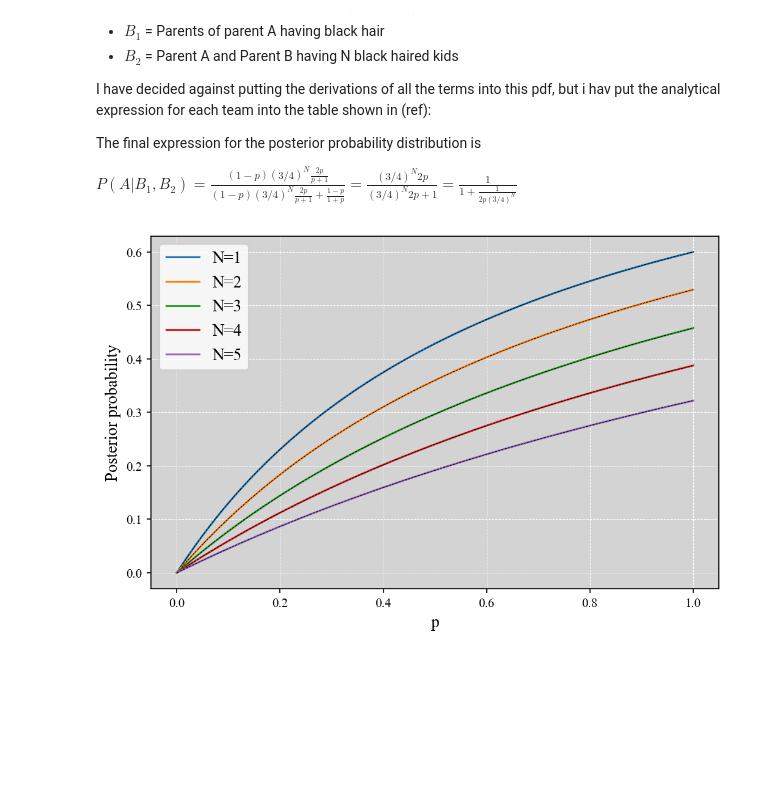
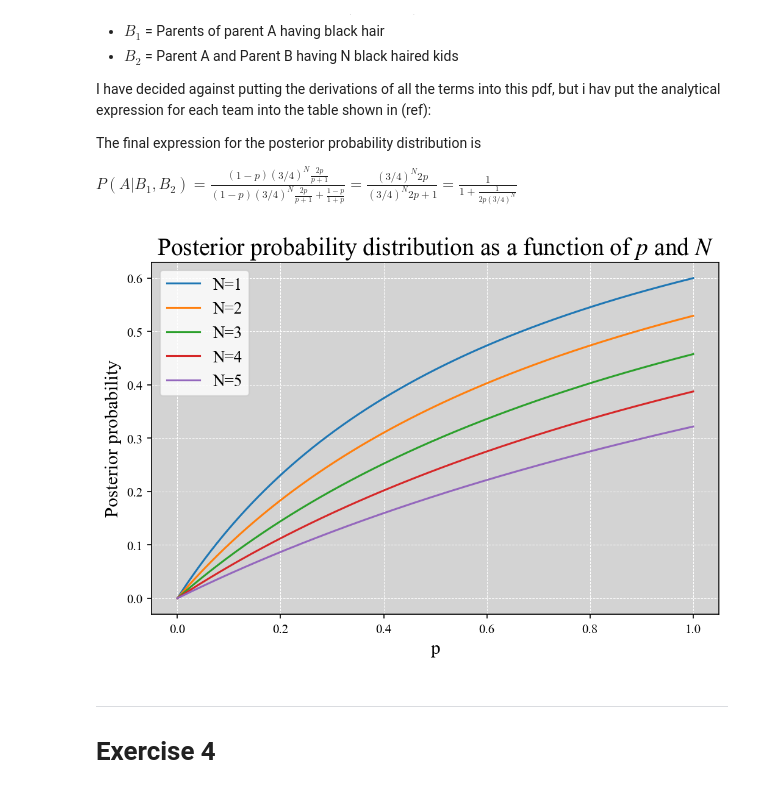
Before and after one commit to nielsdavidsen/AMAS_2025, a Jupyter notebook: Projects/Project_2/Project_2_Niels_Davidsen.ipynb, the cells around one changed output. Saved outputs shown, nothing was run; the diff lists cells and outputs as text; code cells hidden in the pictures; blank space fills up the shorter version.

```diff
--- a/Projects/Project_2/Project_2_Niels_Davidsen.ipynb
+++ b/Projects/Project_2/Project_2_Niels_Davidsen.ipynb
@@ -336,17 +380,23 @@ $P(A|B_1, B_2) = \frac{(1-p) (3/4)^N \frac{2p}{p+1}}{(1-p) (3/4)^N \frac{2p}{p+1
 # %%
 p = np.linspace(0.0001, 0.9999, 1000)
 N = np.arange(1, 6)
 
 fig, ax = plt.subplots(1,1, figsize=(8,5), dpi=150)
 for n in N:
     ax.plot(p, prob_collected(p, n), label=f'N={n}')
-    ax.plot(p, alt_post(p, n), ls='--', color='k', lw=0.5)
 
-ax.set_xlabel('p', fontsize=13)
-ax.set_ylabel('Posterior probability', fontsize=13)
-#ax.set_title('', fontsize=15)
+ax.set_xlabel('p', fontsize=15)
+ax.set_ylabel('Posterior probability', fontsize=15)
+ax.set_title(r'Posterior probability distribution as a function of $p$ and $N$', fontsize=19)
 ax.legend(fontsize=13)
 ax.set_facecolor('lightgrey')
 ax.grid(color='white', which='both', linestyle='--', lw=0.5)
+
+
+plt.savefig("figures/3b.png")
 # %% [output]
-[figure, old version]
+[figure, new version]
+# %% [markdown]
+____
+
+# Exercise 4
```
Also changed, not shown: parts of 10 cells of this notebook, 7 other files.
